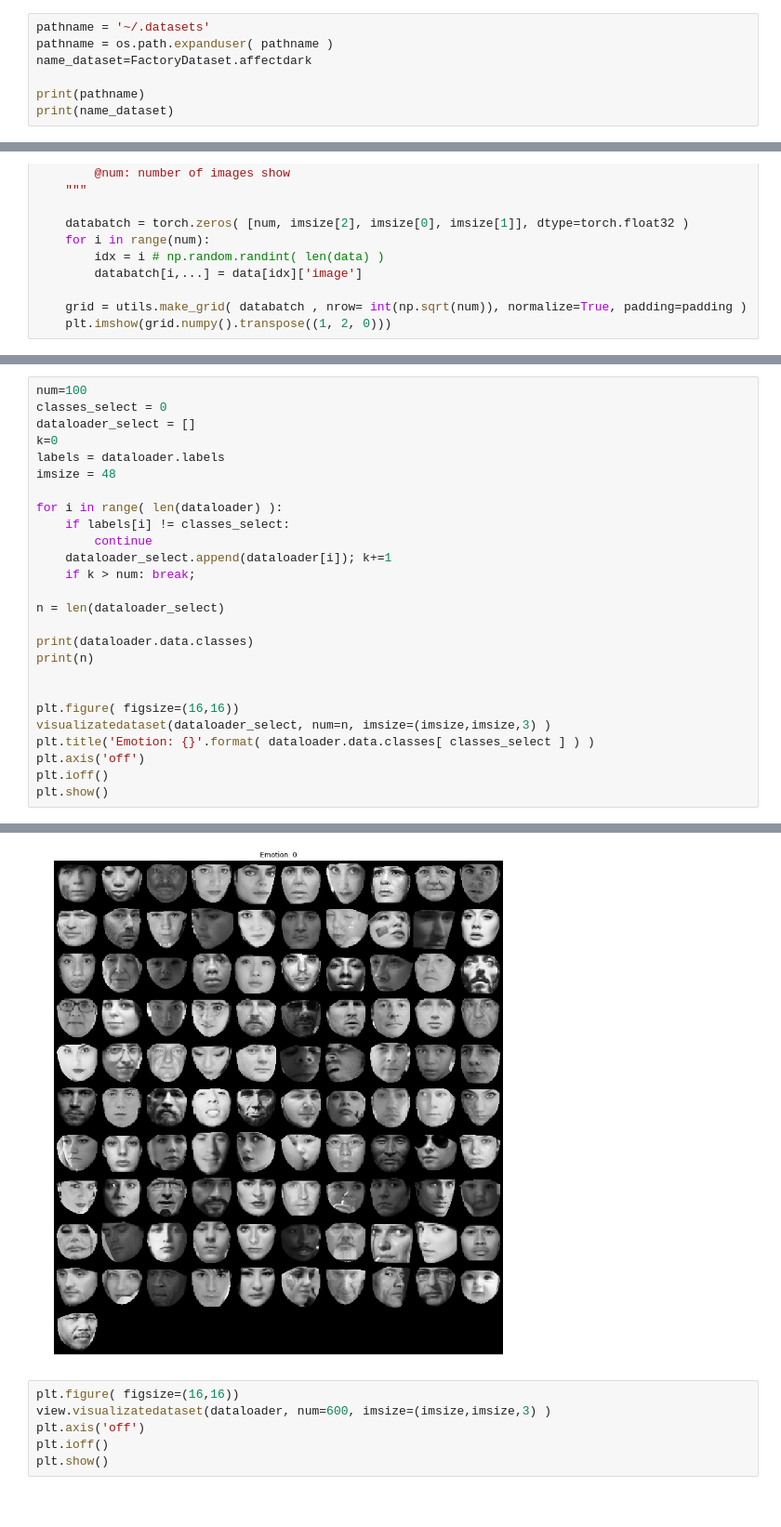
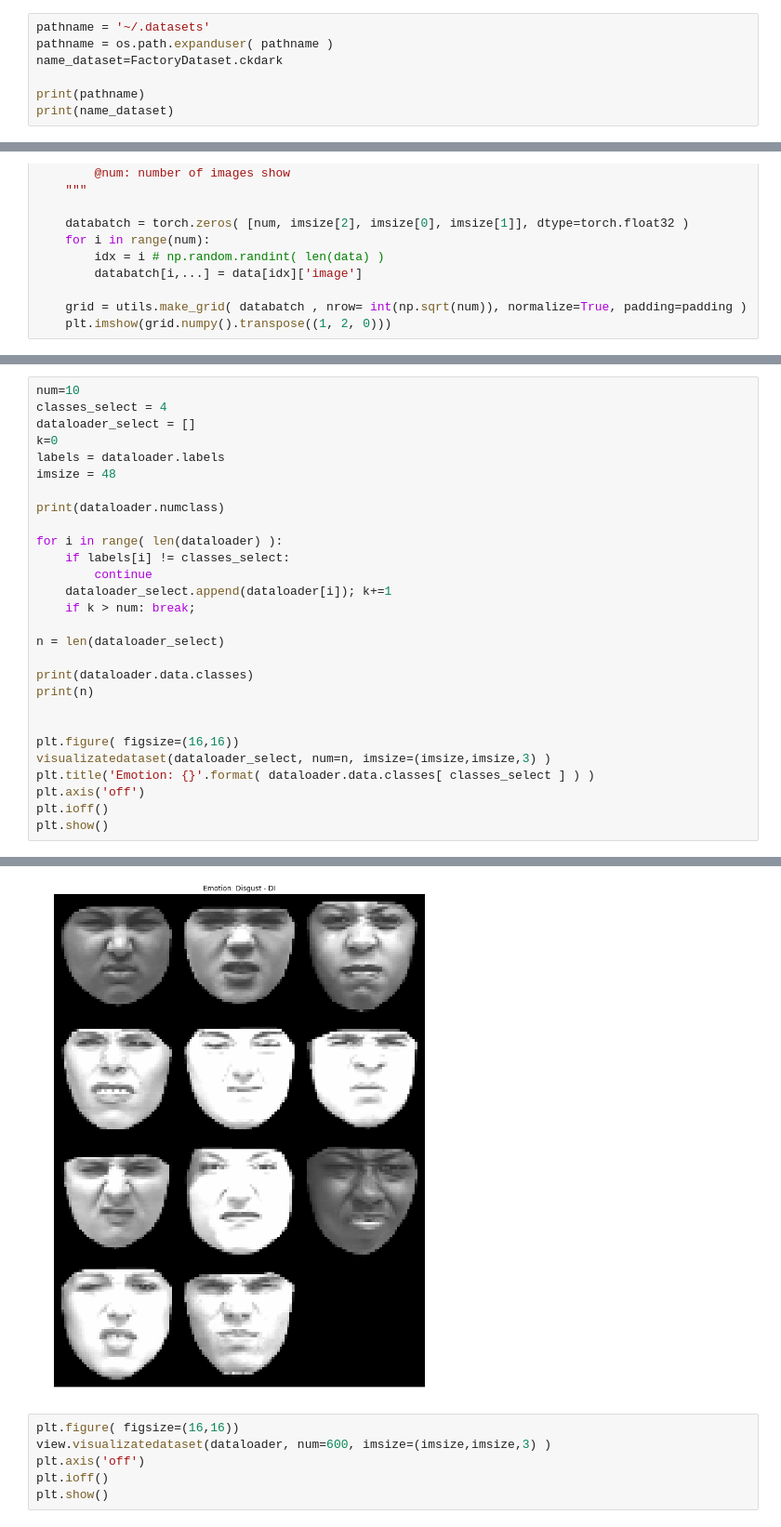
Before and after one commit to pedrodiamel/ferattention, a Jupyter notebook: books/data_analysis.ipynb, the cells around one changed output, grey strips where cells are left out. Shown at 93% size. Drawn from its saved outputs; the diff is of its cells as text.

```diff
--- a/books/data_analysis.ipynb
+++ b/books/data_analysis.ipynb
@@ -27,7 +27,7 @@ plt.ion()   # interactive mode
 # %%
 pathname = '~/.datasets'
 pathname = os.path.expanduser( pathname )
-name_dataset=FactoryDataset.affectdark
+name_dataset=FactoryDataset.ckdark
 
 print(pathname)
 print(name_dataset)
@@ -78,11 +93,13 @@ print( dataloader.data.class_to_idx )
 {'Neutral - NE': 0, 'Happiness - HA': 1, 'Surprise - SU': 2, 'Sadness - SA': 3, 'Anger - AN': 4, 'Disgust - DI': 5, 'Fear - FR': 6, 'Contempt - CO': 7}
 # %%
-num=100
-classes_select = 0
+num=10
+classes_select = 4
 dataloader_select = []
 k=0
 labels = dataloader.labels
 imsize = 48
+
+print(dataloader.numclass)
 
 for i in range( len(dataloader) ):
     if labels[i] != classes_select:
@@ -108,4 +126,4 @@ plt.show()
-[figure, old version]
+[figure, new version]
 # %%
 plt.figure( figsize=(16,16))
 view.visualizatedataset(dataloader, num=600, imsize=(imsize,imsize,3) )
```
Also changed, not shown: parts of 3 cells of this notebook, 14 other files.
